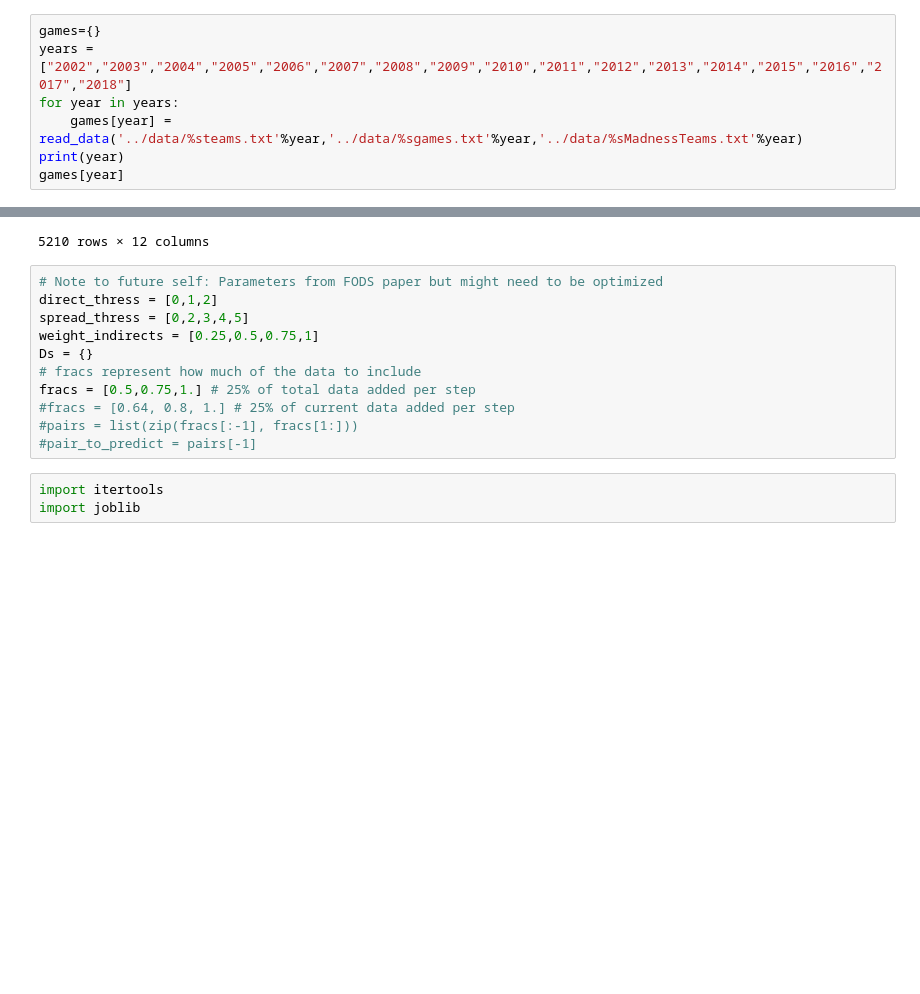
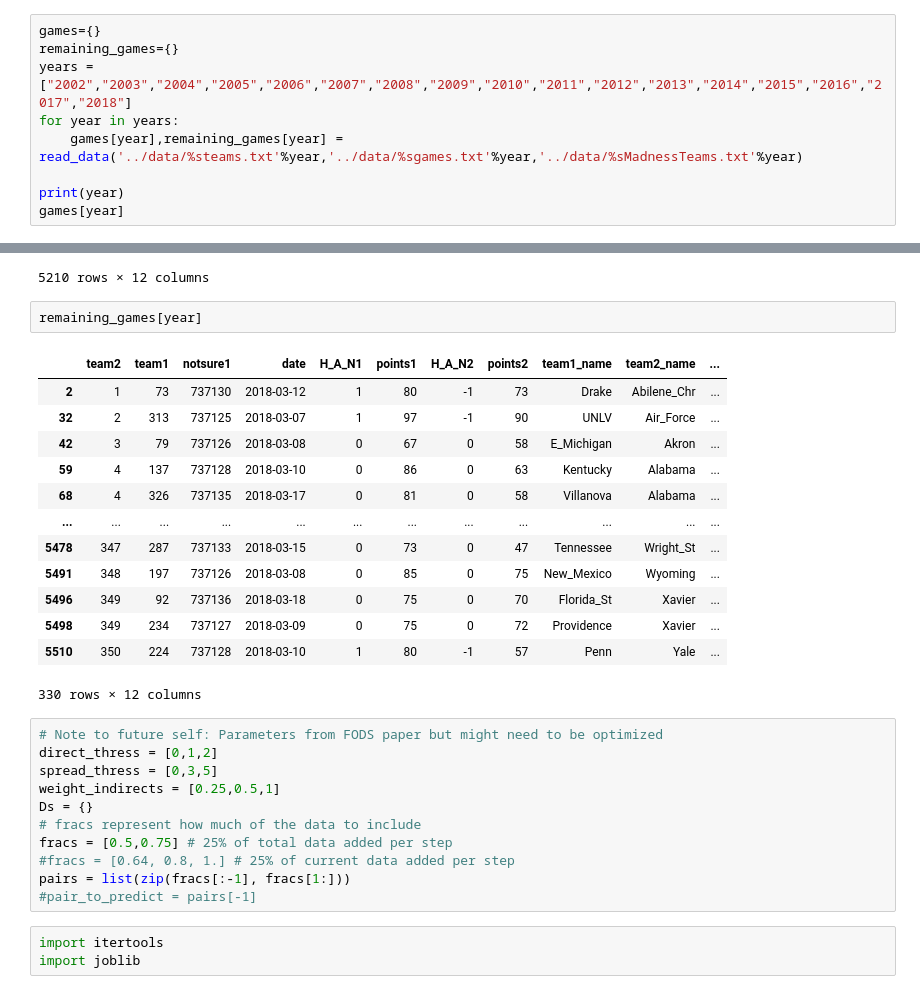
Before and after one commit to IGARDS/sensitivity_study, a Jupyter notebook: experiments/MarchMadnessHyperparameters.ipynb, the cells around one changed output, grey strips where cells are left out. Drawn from its saved outputs; the diff is of its cells as text; blank space fills up the shorter version.

```diff
--- a/experiments/MarchMadnessHyperparameters.ipynb
+++ b/experiments/MarchMadnessHyperparameters.ipynb
@@ -58,9 +58,11 @@ from utilities import *
 from base import *
 # %%
 games={}
+remaining_games={}
 years = ["2002","2003","2004","2005","2006","2007","2008","2009","2010","2011","2012","2013","2014","2015","2016","2017","2018"]
 for year in years:
-    games[year] = read_data('../data/%steams.txt'%year,'../data/%sgames.txt'%year,'../data/%sMadnessTeams.txt'%year)
+    games[year],remaining_games[year] = read_data('../data/%steams.txt'%year,'../data/%sgames.txt'%year,'../data/%sMadnessTeams.txt'%year)
+
 print(year)
 games[year]
 # %% [output]
@@ -78,16 +80,32 @@ games[year]
 | 5538 | 351 | 347 | 737074 | 2018-01-15 | 1 | 77 | -1 | 67 | Wright_St | Youngstown_St | ... |
 | 5539 | 351 | 347 | 737093 | 2018-02-03 | -1 | 83 | 1 | 57 | Wright_St | Youngstown_St | ... |
 5210 rows × 12 columns
+# %%
+remaining_games[year]
+# %% [output]
+|  | team2 | team1 | notsure1 | date | H_A_N1 | points1 | H_A_N2 | points2 | team1_name | team2_name | ... |
+| 2 | 1 | 73 | 737130 | 2018-03-12 | 1 | 80 | -1 | 73 | Drake | Abilene_Chr | ... |
+| 32 | 2 | 313 | 737125 | 2018-03-07 | 1 | 97 | -1 | 90 | UNLV | Air_Force | ... |
+| 42 | 3 | 79 | 737126 | 2018-03-08 | 0 | 67 | 0 | 58 | E_Michigan | Akron | ... |
+| 59 | 4 | 137 | 737128 | 2018-03-10 | 0 | 86 | 0 | 63 | Kentucky | Alabama | ... |
+| 68 | 4 | 326 | 737135 | 2018-03-17 | 0 | 81 | 0 | 58 | Villanova | Alabama | ... |
+| ... | ... | ... | ... | ... | ... | ... | ... | ... | ... | ... | ... |
+| 5478 | 347 | 287 | 737133 | 2018-03-15 | 0 | 73 | 0 | 47 | Tennessee | Wright_St | ... |
+| 5491 | 348 | 197 | 737126 | 2018-03-08 | 0 | 85 | 0 | 75 | New_Mexico | Wyoming | ... |
+| 5496 | 349 | 92 | 737136 | 2018-03-18 | 0 | 75 | 0 | 70 | Florida_St | Xavier | ... |
+| 5498 | 349 | 234 | 737127 | 2018-03-09 | 0 | 75 | 0 | 72 | Providence | Xavier | ... |
+| 5510 | 350 | 224 | 737128 | 2018-03-10 | 1 | 80 | -1 | 57 | Penn | Yale | ... |
+330 rows × 12 columns
 # %%
 # Note to future self: Parameters from FODS paper but might need to be optimized
 direct_thress = [0,1,2]
-spread_thress = [0,2,3,4,5]
-weight_indirects = [0.25,0.5,0.75,1]
+spread_thress = [0,3,5]
+weight_indirects = [0.25,0.5,1]
 Ds = {}
 # fracs represent how much of the data to include
-fracs = [0.5,0.75,1.] # 25% of total data added per step
+fracs = [0.5,0.75] # 25% of total data added per step
 #fracs = [0.64, 0.8, 1.] # 25% of current data added per step
-#pairs = list(zip(fracs[:-1], fracs[1:]))
+pairs = list(zip(fracs[:-1], fracs[1:]))
 #pair_to_predict = pairs[-1]
 # %%
 import itertools
```
Also changed, not shown: parts of 16 cells of this notebook, 2 other files.
